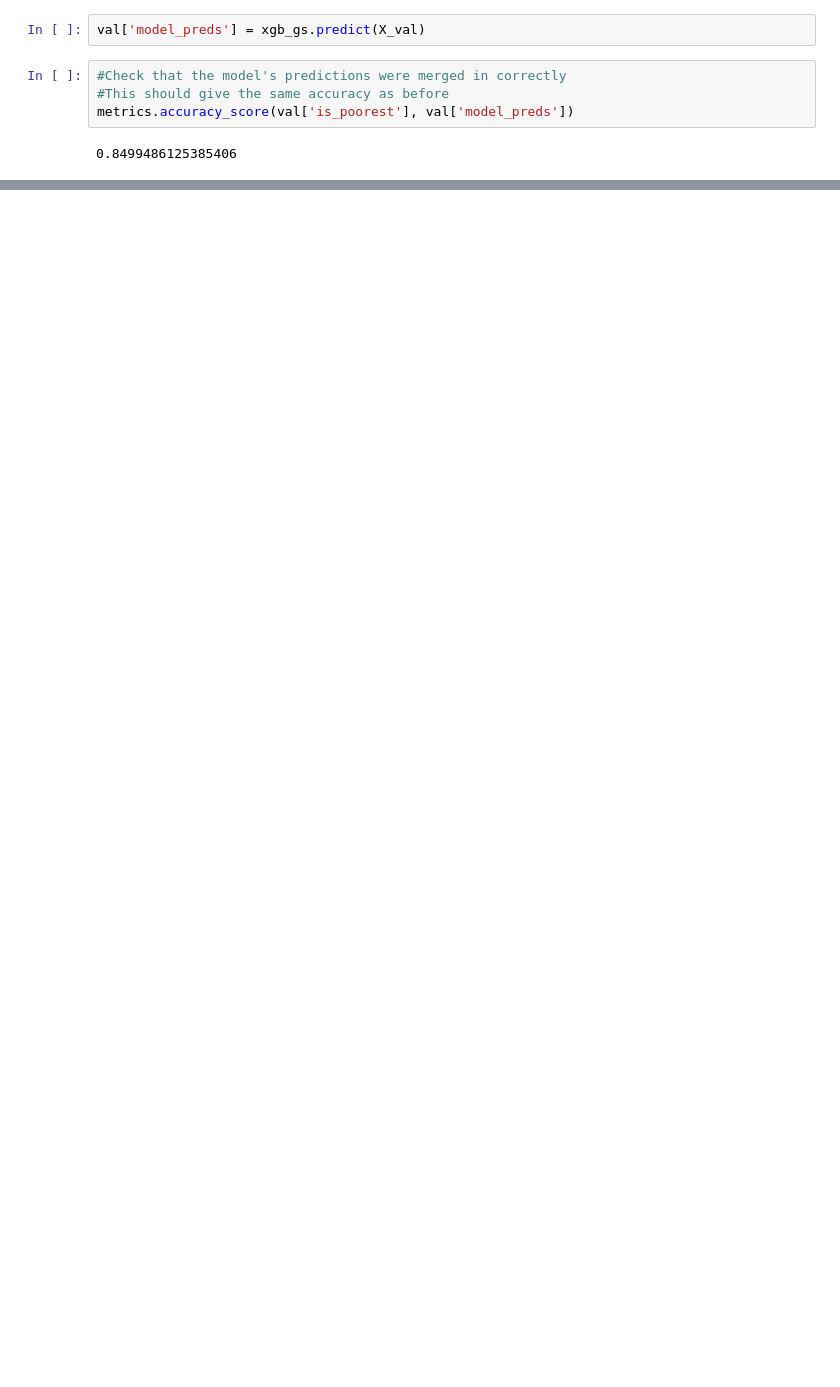
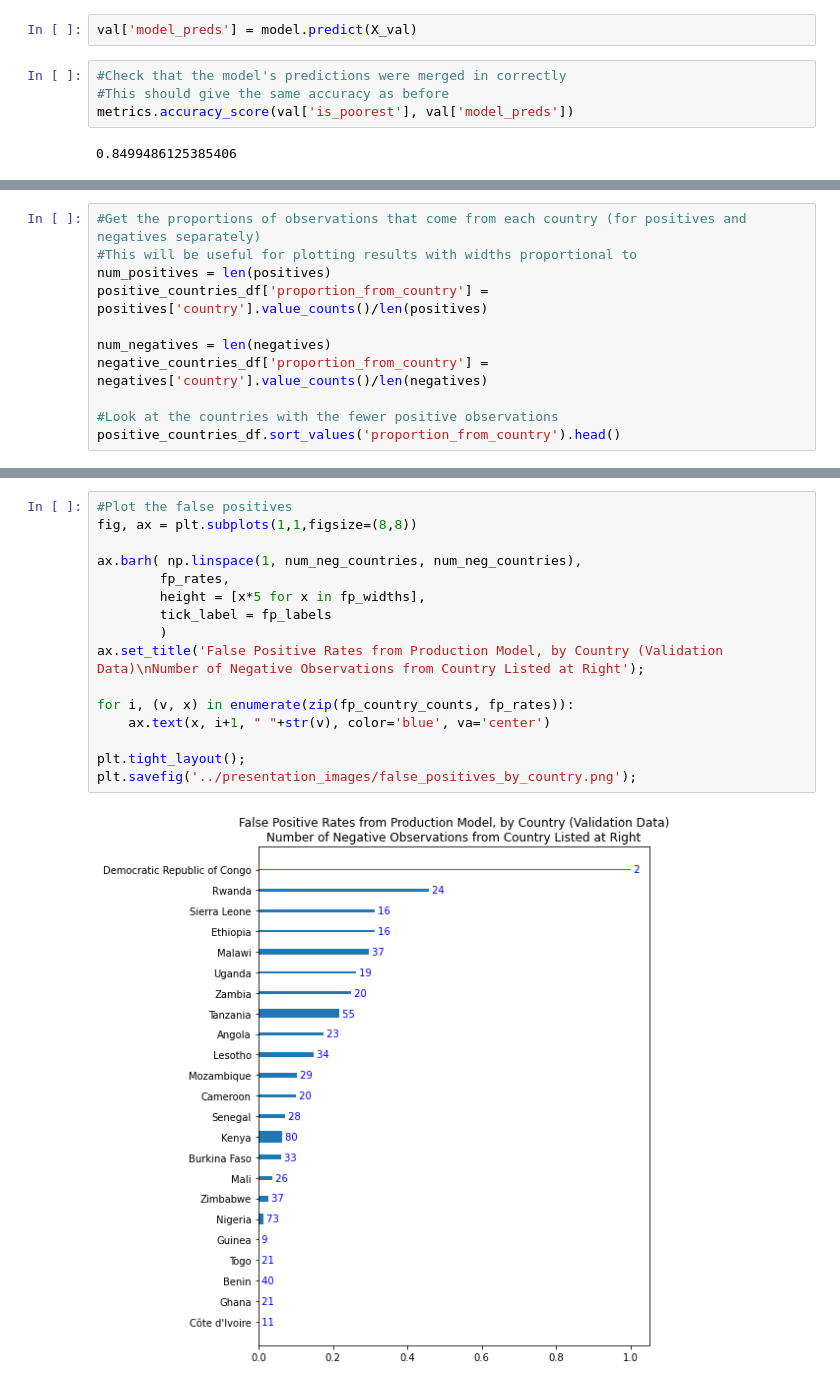
Before and after one commit to simonlazarus/Predicting-Poverty-with-Satellite-Images, a Jupyter notebook: code/06_final_modeling.ipynb, the cells around one changed output, grey strips where cells are left out. Saved outputs shown, nothing was run; the diff lists cells and outputs as text; blank space fills up the shorter version.

```diff
--- a/code/06_final_modeling.ipynb
+++ b/code/06_final_modeling.ipynb
@@ -552,7 +623,7 @@ val.head(2)
 | benin_2012_00-615 | benin | 2012.0 | 1.306931 | 0.0 | 21.0 | 6.384848 | 2.478482 | 0 | ... |
 | rwanda_2010_00-87 | rwanda | 2010.0 | 1.076257 | 1.0 | 26.0 | -1.953650 | 30.139626 | 0 | ... |
 # %%
-val['model_preds'] = xgb_gs.predict(X_val)
+val['model_preds'] = model.predict(X_val)
 # %%
 #Check that the model's predictions were merged in correctly
 #This should give the same accuracy as before
@@ -564,0 +736,11 @@ false_negatives = val[(val['is_poorest']==1) & (val['model_preds']==0)]
+# %%
+#Get the proportions of observations that come from each country (for positives and negatives separately)
+#This will be useful for plotting results with widths proportional to
+num_positives = len(positives)
+positive_countries_df['proportion_from_country'] = positives['country'].value_counts()/len(positives)
+
+num_negatives = len(negatives)
+negative_countries_df['proportion_from_country'] = negatives['country'].value_counts()/len(negatives)
+
+#Look at the countries with the fewer positive observations
+positive_countries_df.sort_values('proportion_from_country').head()
@@ -564,0 +802,18 @@ false_negatives = val[(val['is_poorest']==1) & (val['model_preds']==0)]
+# %%
+#Plot the false positives
+fig, ax = plt.subplots(1,1,figsize=(8,8))
+
+ax.barh( np.linspace(1, num_neg_countries, num_neg_countries),
+        fp_rates,
+        height = [x*5 for x in fp_widths],
+        tick_label = fp_labels
+        )
+ax.set_title('False Positive Rates from Production Model, by Country (Validation Data)\nNumber of Negative Observations from Country Listed at Right');
+
+for i, (v, x) in enumerate(zip(fp_country_counts, fp_rates)):
+    ax.text(x, i+1, " "+str(v), color='blue', va='center')
+
+plt.tight_layout();
+plt.savefig('../presentation_images/false_positives_by_country.png');
+# %% [output]
+[figure, added]
```
Also changed, not shown: parts of 97 cells of this notebook.
